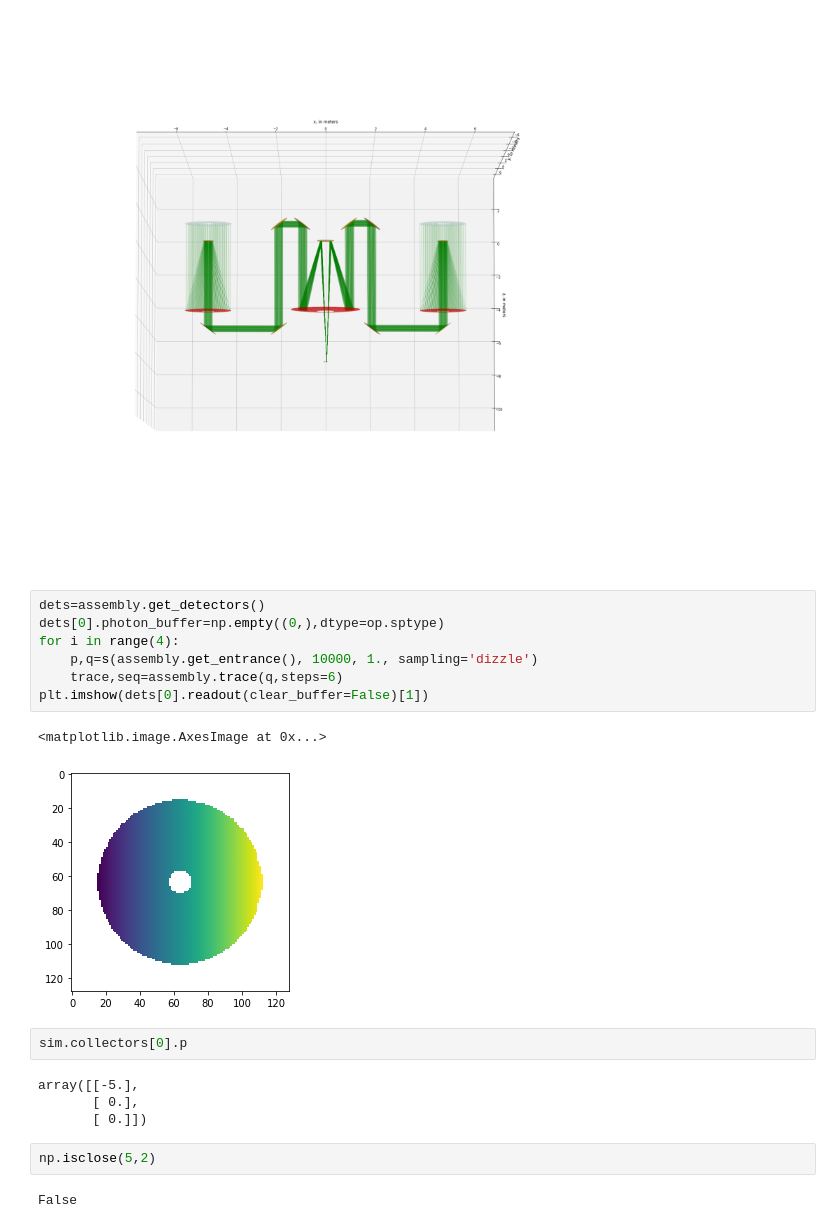
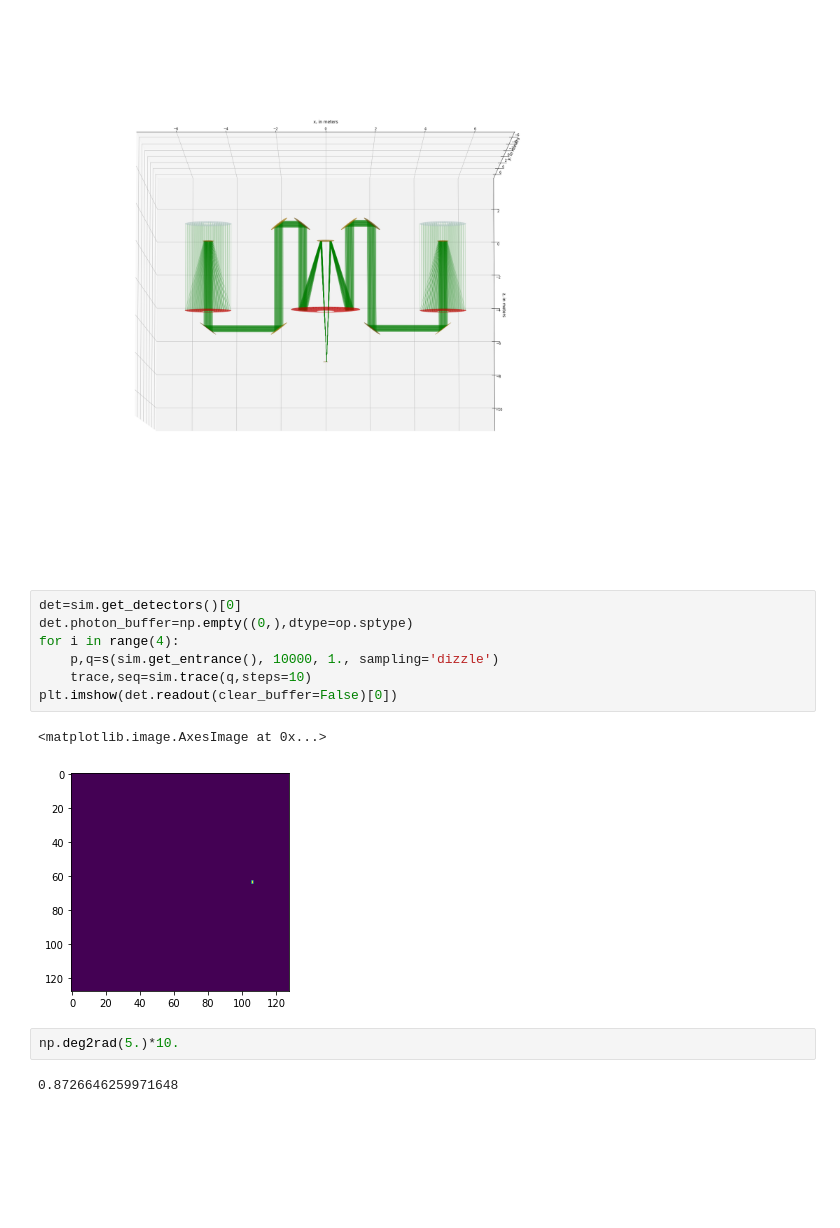
Before and after one commit to pigsboss/pimms, a Jupyter notebook: notes/raytracing.ipynb, the cells around one changed output. Cells and saved outputs as stored; diff of their text form; blank space fills up the shorter version.

```diff
--- a/notes/raytracing.ipynb
+++ b/notes/raytracing.ipynb
@@ -11,22 +11,16 @@ trigs,zs,extent=sim.draw(axes=ax,draw_virtual=True,raytrace=trace,view_angles=(-
 # %% [output]
 [figure]
 # %%
-dets=assembly.get_detectors()
-dets[0].photon_buffer=np.empty((0,),dtype=op.sptype)
+det=sim.get_detectors()[0]
+det.photon_buffer=np.empty((0,),dtype=op.sptype)
 for i in range(4):
-    p,q=s(assembly.get_entrance(), 10000, 1., sampling='dizzle')
-    trace,seq=assembly.trace(q,steps=6)
-plt.imshow(dets[0].readout(clear_buffer=False)[1])
+    p,q=s(sim.get_entrance(), 10000, 1., sampling='dizzle')
+    trace,seq=sim.trace(q,steps=10)
+plt.imshow(det.readout(clear_buffer=False)[0])
 # %% [output]
 <matplotlib.image.AxesImage at 0x...>
-[figure, old version]
+[figure, new version]
-# %%
-sim.collectors[0].p
-# %% [output]
-array([[-5.],
-       [ 0.],
-       [ 0.]])
 # %%
-np.isclose(5,2)
+np.deg2rad(5.)*10.
 # %% [output]
-False
+0.8726646259971648
```
Also changed, not shown: parts of 10 cells of this notebook, 1 other file.
